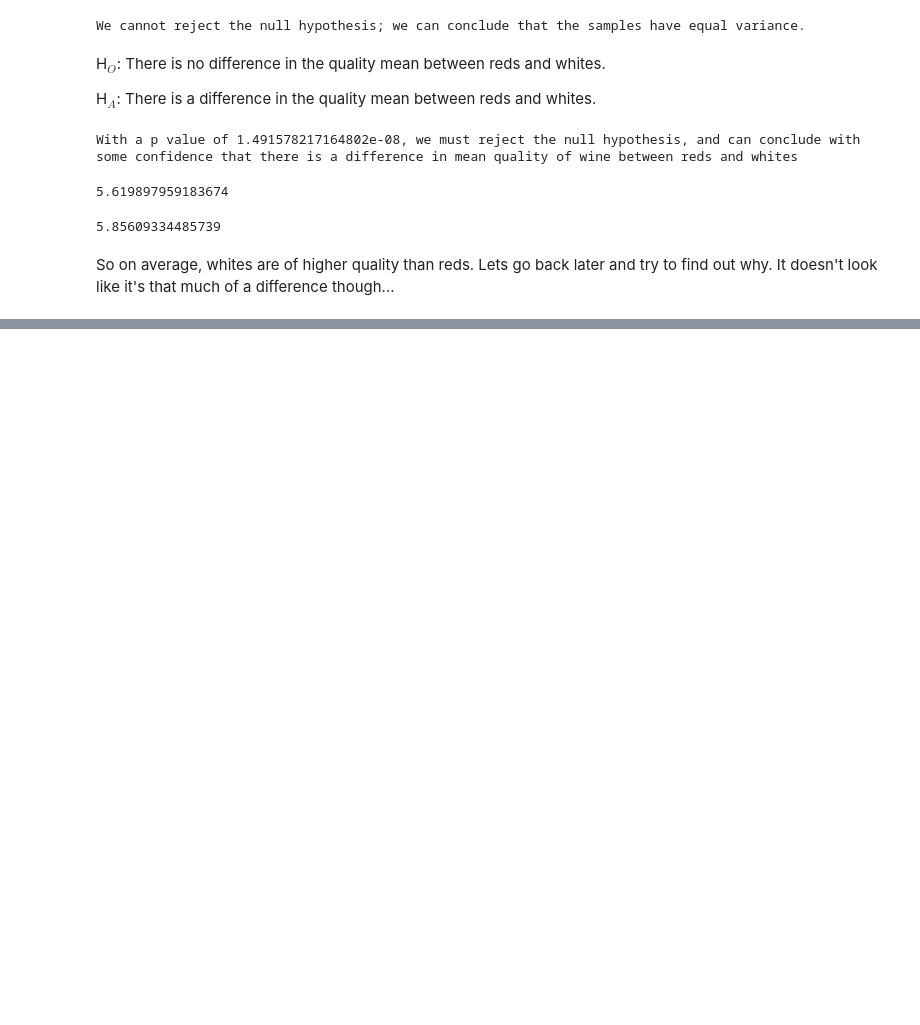
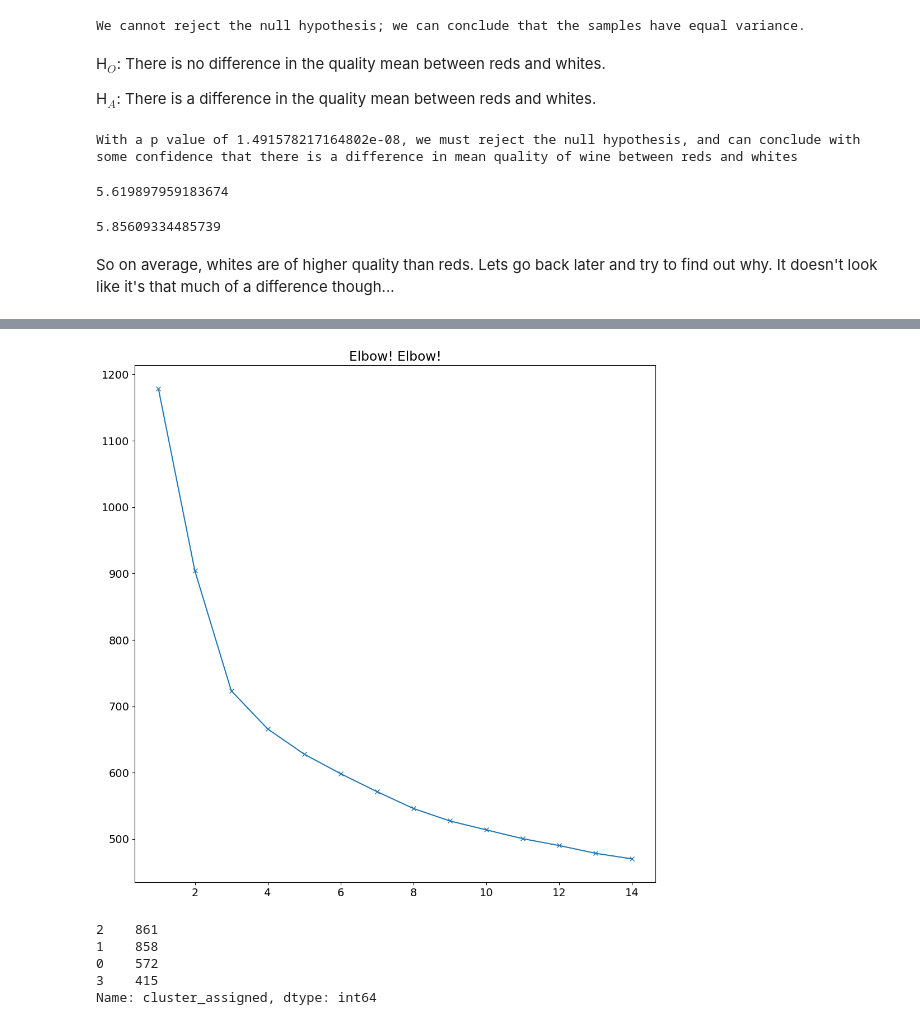
Before and after one commit to aaron-and-caroWINE/wine_clustering_project, a Jupyter notebook: wrangle_wine.ipynb, the cells around one changed output, grey strips where cells are left out. Cells and saved outputs as stored; diff of their text form; code cells hidden in the pictures; blank space fills up the shorter version.

```diff
--- a/wrangle_wine.ipynb
+++ b/wrangle_wine.ipynb
@@ -472,0 +519,9 @@ So on average, whites are of higher quality than reds. Lets go back later and tr
+# %%
+# dictionary comprehensions!!!
+# theyre convenient, I promise!
+{k: KMeans(k).fit(X_train_scaled
+                 ).inertia_ for k in range(2,15)}
+# alternatively:
+my_kmeans_dict = {}
+for k in range(1,15):
+    my_kmeans_dict[k] = KMeans(k).fit(X_train_scaled).inertia_
@@ -472,0 +545,7 @@ So on average, whites are of higher quality than reds. Lets go back later and tr
+# %%
+plt.figure(figsize=(12,12))
+pd.Series(my_kmeans_dict).plot(marker='x')
+plt.title('Elbow! Elbow!')
+plt.show()
+# %% [output]
+[figure, added]
@@ -472,0 +565,8 @@ So on average, whites are of higher quality than reds. Lets go back later and tr
+# %%
+X_train_scaled['cluster_assigned'].value_counts()
+# %% [output]
+2    861
+1    858
+0    572
+3    415
+Name: cluster_assigned, dtype: int64
```
Also changed, not shown: parts of 51 cells of this notebook, 2 other files.
